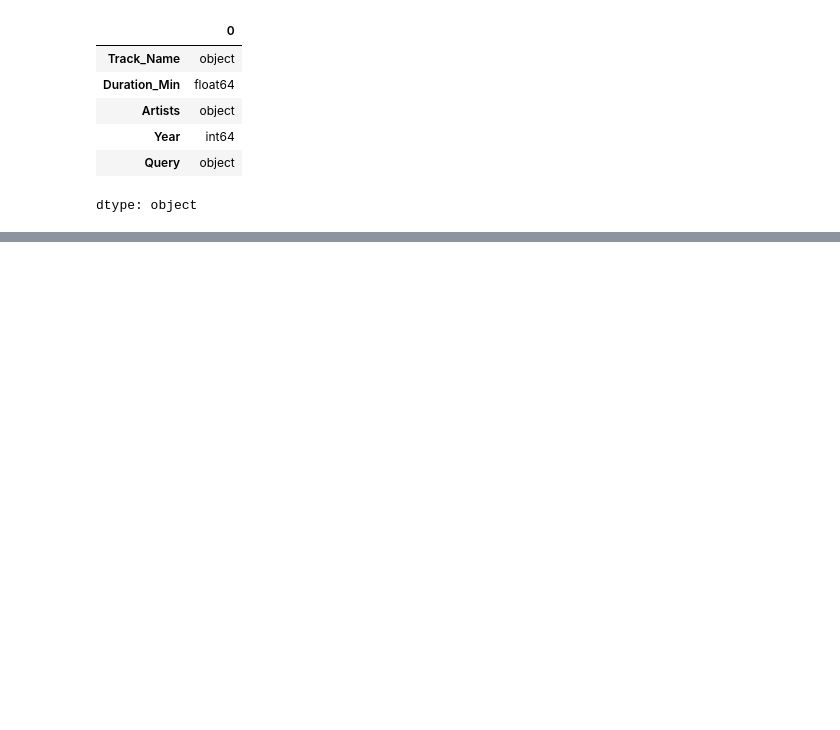
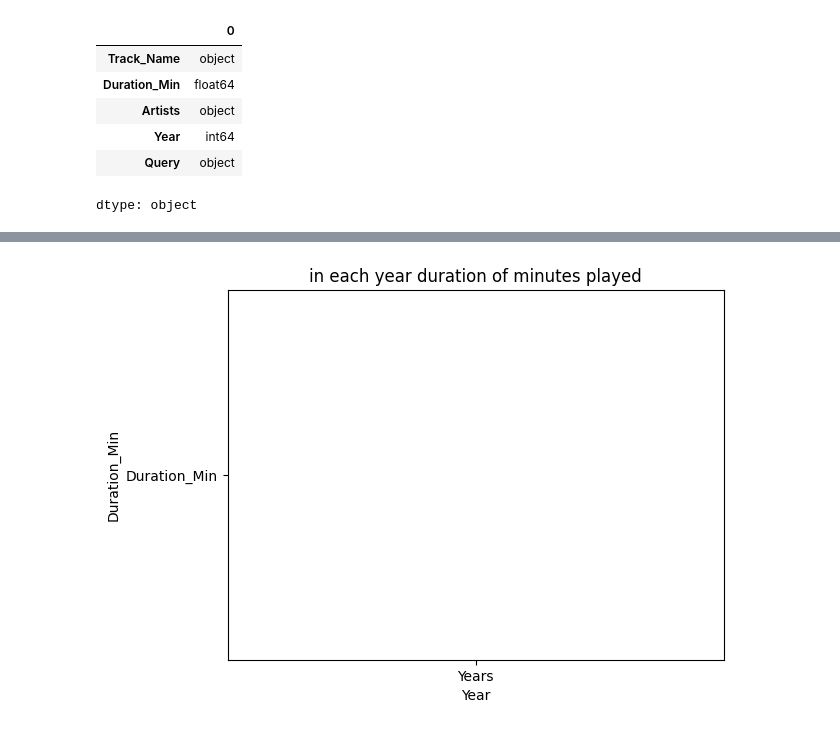
Before and after one commit to patilhumesh88-spec/data_projects_01, a Jupyter notebook: pract.ipynb, the cells around one changed output, grey strips where cells are left out. Saved outputs shown, nothing was run; the diff lists cells and outputs as text; code cells hidden in the pictures; blank space fills up the shorter version.

```diff
--- a/pract.ipynb
+++ b/pract.ipynb
@@ -373,0 +479,8 @@ new_df
+# %%
+plt.bar("Years","Duration_Min")
+plt.xlabel("Year")
+plt.ylabel("Duration_Min")
+plt.title("in each year duration of minutes played")
+plt.show()
+# %% [output]
+[figure, added]
```
Also changed, not shown: parts of 11 cells of this notebook.
